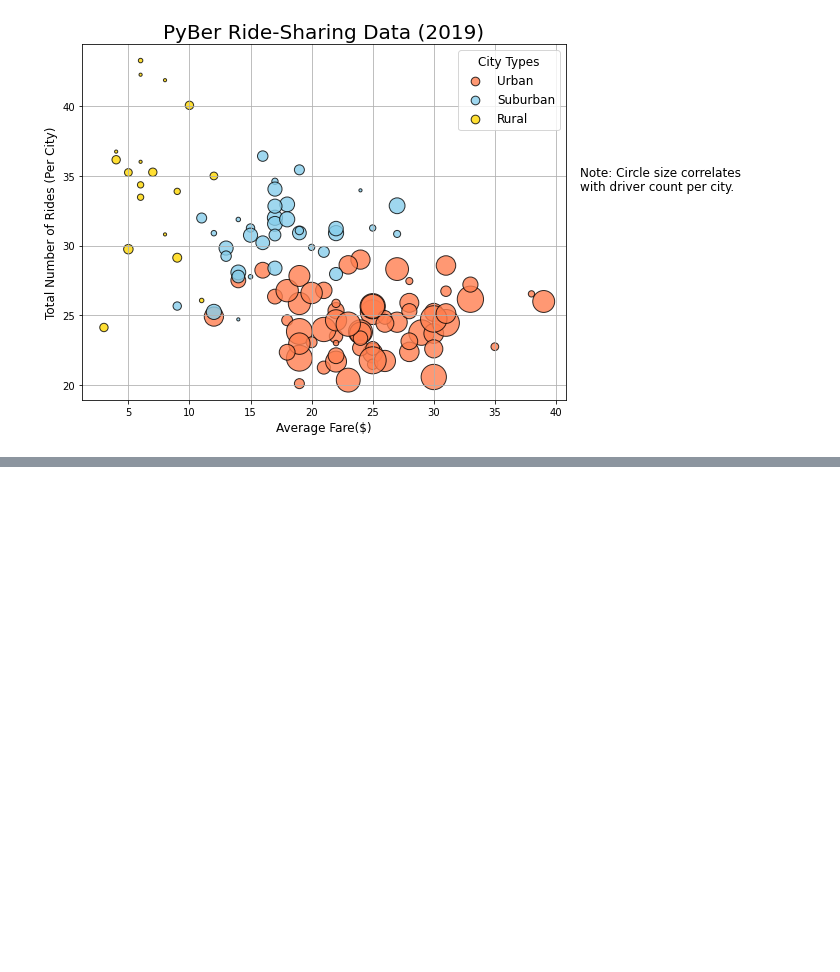
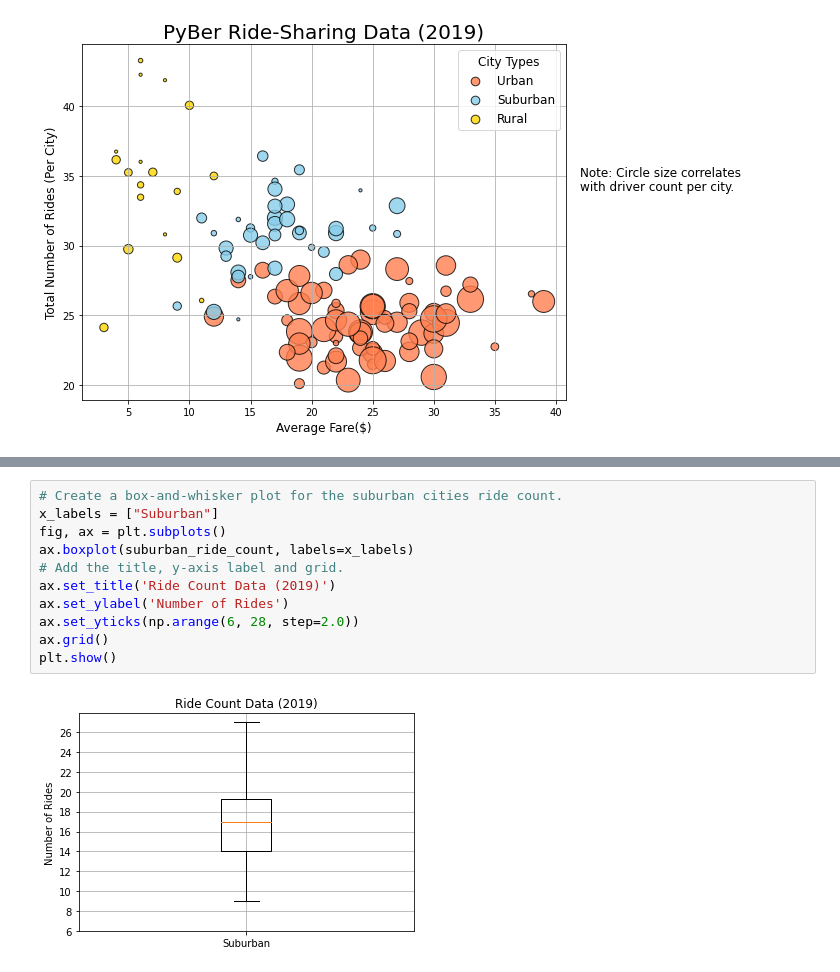
Before and after one commit to JerryMcG/PyBer_Analysis, a Jupyter notebook: PyBer.ipynb, the cells around one changed output, grey strips where cells are left out. Drawn from its saved outputs; the diff is of its cells as text; blank space fills up the shorter version.

```diff
--- a/PyBer.ipynb
+++ b/PyBer.ipynb
@@ -277,0 +553,13 @@ plt.savefig("analysis/Fig1.png")
+# %%
+# Create a box-and-whisker plot for the suburban cities ride count.
+x_labels = ["Suburban"]
+fig, ax = plt.subplots()
+ax.boxplot(suburban_ride_count, labels=x_labels)
+# Add the title, y-axis label and grid.
+ax.set_title('Ride Count Data (2019)')
+ax.set_ylabel('Number of Rides')
+ax.set_yticks(np.arange(6, 28, step=2.0))
+ax.grid()
+plt.show()
+# %% [output]
+[figure, added]
```
Also changed, not shown: parts of 38 cells of this notebook, 3 other files.
